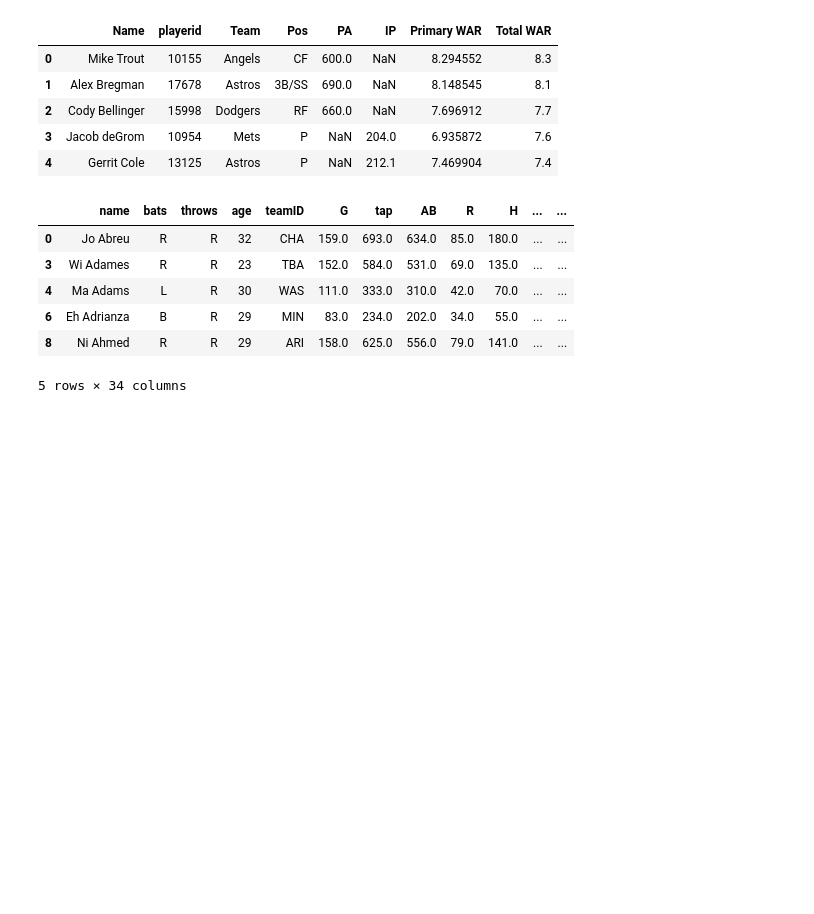
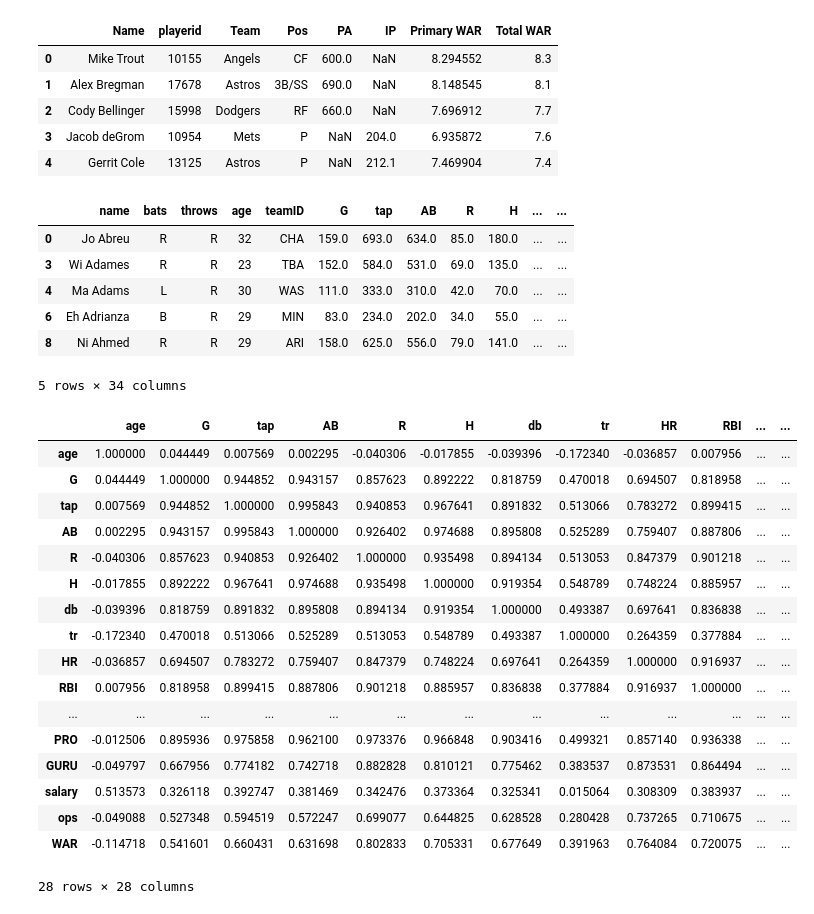
Before and after one commit to mnocerino23/MLB-Salary-Regressions, a Jupyter notebook: MLB_salaries_positionplayers_cleaned.ipynb, the cells around one changed output. Cells and saved outputs as stored; diff of their text form; code cells hidden in the pictures; blank space fills up the shorter version.

```diff
--- a/MLB_salaries_positionplayers_cleaned.ipynb
+++ b/MLB_salaries_positionplayers_cleaned.ipynb
@@ -210,0 +213,22 @@ stats.head()
+# %%
+stats_numeric = stats_numeric.apply(pd.to_numeric)
+stats_numeric.corr()
+# %% [output]
+|  | age | G | tap | AB | R | H | db | tr | HR | RBI | ... | ... |
+| age | 1.000000 | 0.044449 | 0.007569 | 0.002295 | -0.040306 | -0.017855 | -0.039396 | -0.172340 | -0.036857 | 0.007956 | ... | ... |
+| G | 0.044449 | 1.000000 | 0.944852 | 0.943157 | 0.857623 | 0.892222 | 0.818759 | 0.470018 | 0.694507 | 0.818958 | ... | ... |
+| tap | 0.007569 | 0.944852 | 1.000000 | 0.995843 | 0.940853 | 0.967641 | 0.891832 | 0.513066 | 0.783272 | 0.899415 | ... | ... |
+| AB | 0.002295 | 0.943157 | 0.995843 | 1.000000 | 0.926402 | 0.974688 | 0.895808 | 0.525289 | 0.759407 | 0.887806 | ... | ... |
+| R | -0.040306 | 0.857623 | 0.940853 | 0.926402 | 1.000000 | 0.935498 | 0.894134 | 0.513053 | 0.847379 | 0.901218 | ... | ... |
+| H | -0.017855 | 0.892222 | 0.967641 | 0.974688 | 0.935498 | 1.000000 | 0.919354 | 0.548789 | 0.748224 | 0.885957 | ... | ... |
+| db | -0.039396 | 0.818759 | 0.891832 | 0.895808 | 0.894134 | 0.919354 | 1.000000 | 0.493387 | 0.697641 | 0.836838 | ... | ... |
+| tr | -0.172340 | 0.470018 | 0.513066 | 0.525289 | 0.513053 | 0.548789 | 0.493387 | 1.000000 | 0.264359 | 0.377884 | ... | ... |
+| HR | -0.036857 | 0.694507 | 0.783272 | 0.759407 | 0.847379 | 0.748224 | 0.697641 | 0.264359 | 1.000000 | 0.916937 | ... | ... |
+| RBI | 0.007956 | 0.818958 | 0.899415 | 0.887806 | 0.901218 | 0.885957 | 0.836838 | 0.377884 | 0.916937 | 1.000000 | ... | ... |
+| ... | ... | ... | ... | ... | ... | ... | ... | ... | ... | ... | ... | ... |
+| PRO | -0.012506 | 0.895936 | 0.975858 | 0.962100 | 0.973376 | 0.966848 | 0.903416 | 0.499321 | 0.857140 | 0.936338 | ... | ... |
+| GURU | -0.049797 | 0.667956 | 0.774182 | 0.742718 | 0.882828 | 0.810121 | 0.775462 | 0.383537 | 0.873531 | 0.864494 | ... | ... |
+| salary | 0.513573 | 0.326118 | 0.392747 | 0.381469 | 0.342476 | 0.373364 | 0.325341 | 0.015064 | 0.308309 | 0.383937 | ... | ... |
+| ops | -0.049088 | 0.527348 | 0.594519 | 0.572247 | 0.699077 | 0.644825 | 0.628528 | 0.280428 | 0.737265 | 0.710675 | ... | ... |
+| WAR | -0.114718 | 0.541601 | 0.660431 | 0.631698 | 0.802833 | 0.705331 | 0.677649 | 0.391963 | 0.764084 | 0.720075 | ... | ... |
+28 rows × 28 columns
```
Also changed, not shown: parts of 2 cells of this notebook.
